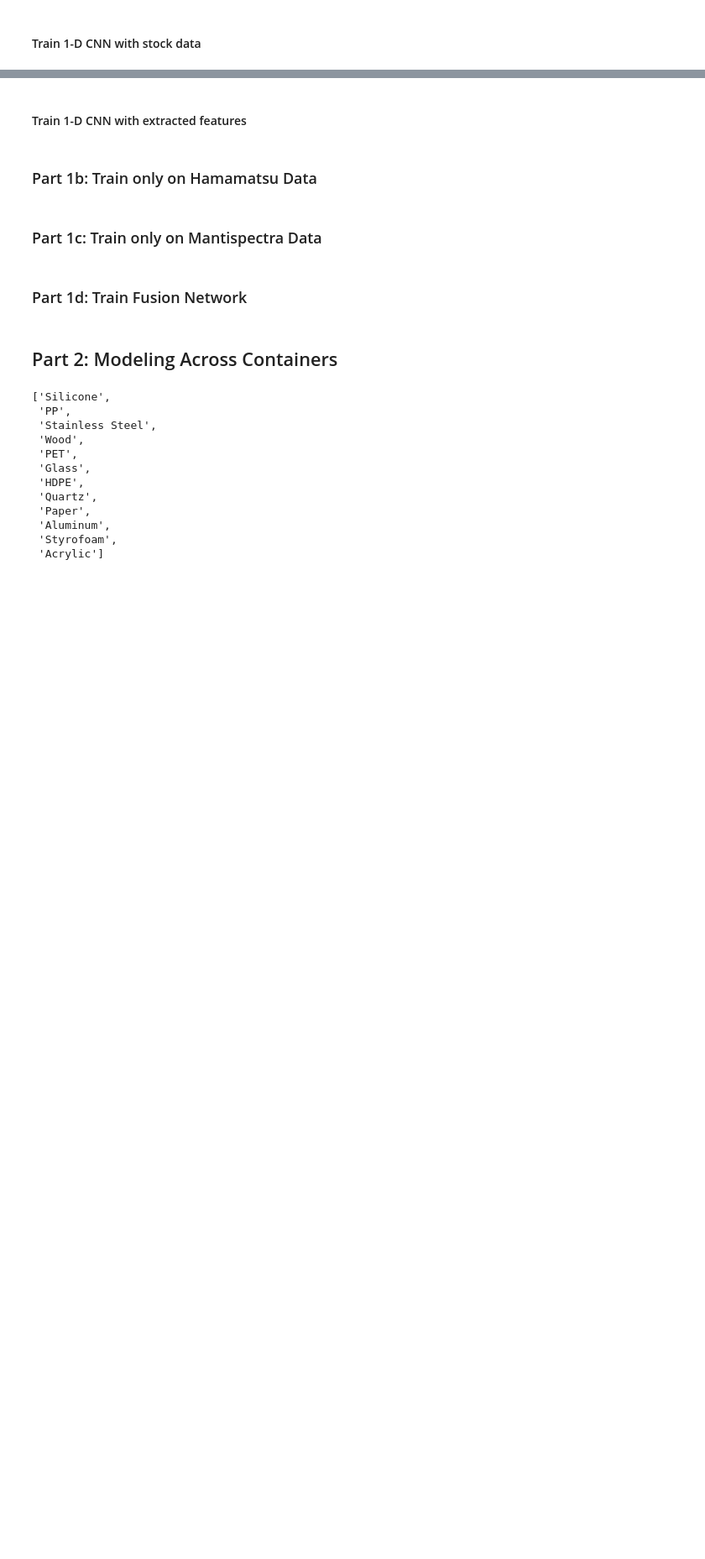
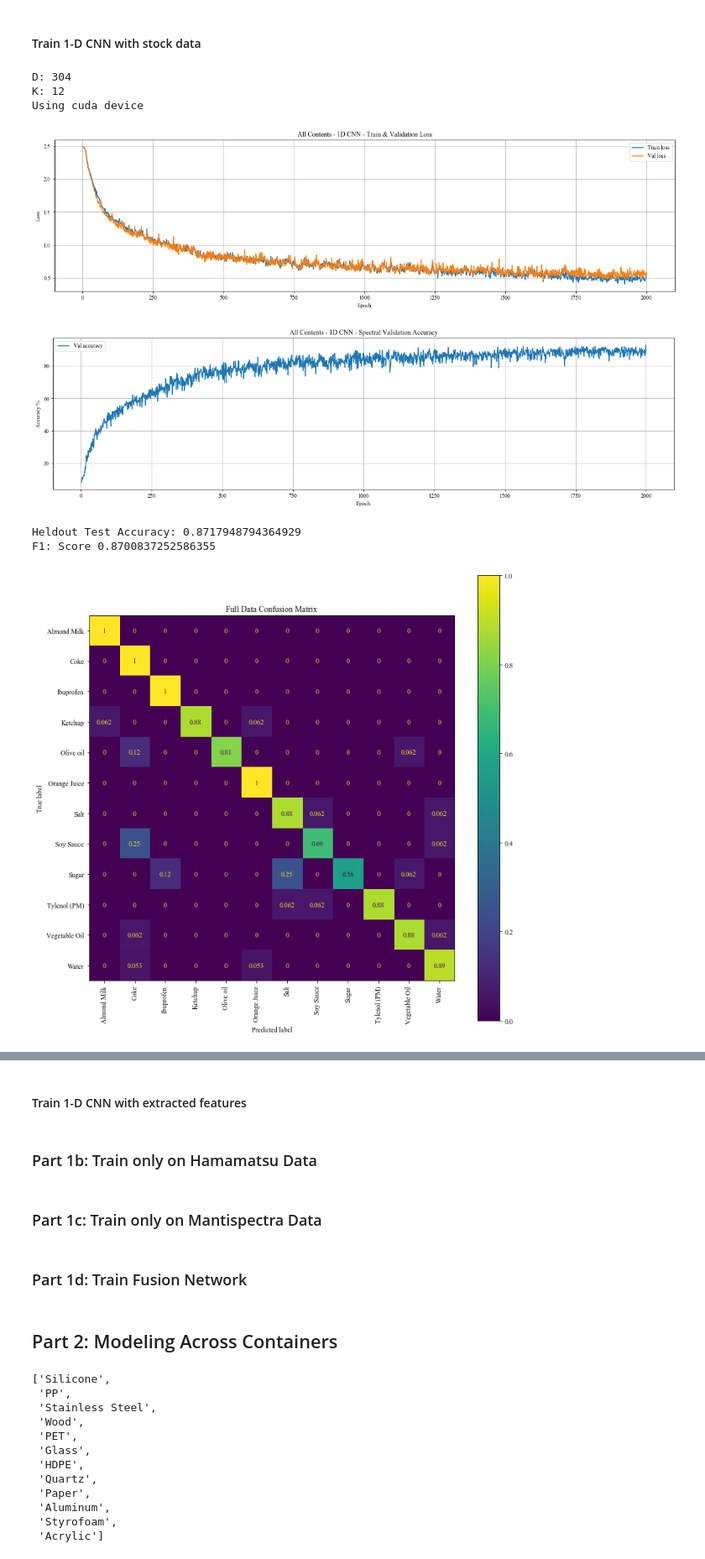
Before and after one commit to RIVeR-Lab/slurp_grasping, a Jupyter notebook: Liquid_Container_Data_Analysis.ipynb, the cells around one changed output, grey strips where cells are left out. Shown at 84% size. Drawn from its saved outputs; the diff is of its cells as text; code cells hidden in the pictures; blank space fills up the shorter version.

```diff
--- a/Liquid_Container_Data_Analysis.ipynb
+++ b/Liquid_Container_Data_Analysis.ipynb
@@ -722,4 +782,13 @@ model_master('mlp',all_data_deriv,labels_cal,2000,'all_contents_feature','All Co
 # %% [markdown]
 #### Train 1-D CNN with stock data
 # %%
-model_master('1DCNN',all_data_cal,labels_cal,2000,'all_contents','All Contents - 1D CNN',sigma=0.025, trials=1)
+model_master('1DCNN',all_data_cal,labels_cal,2000,'all_contents','All Contents - 1D CNN',sigma=0.005, trials=10)
+# %% [output]
+D: 304
+K: 12
+Using cuda device
+[figure, added]
+[figure, added]
+Heldout Test Accuracy: 0.8717948794364929
+F1: Score 0.8700837252586355
+[figure, added]
```
Also changed, not shown: parts of 12 cells of this notebook, 3 other files.
